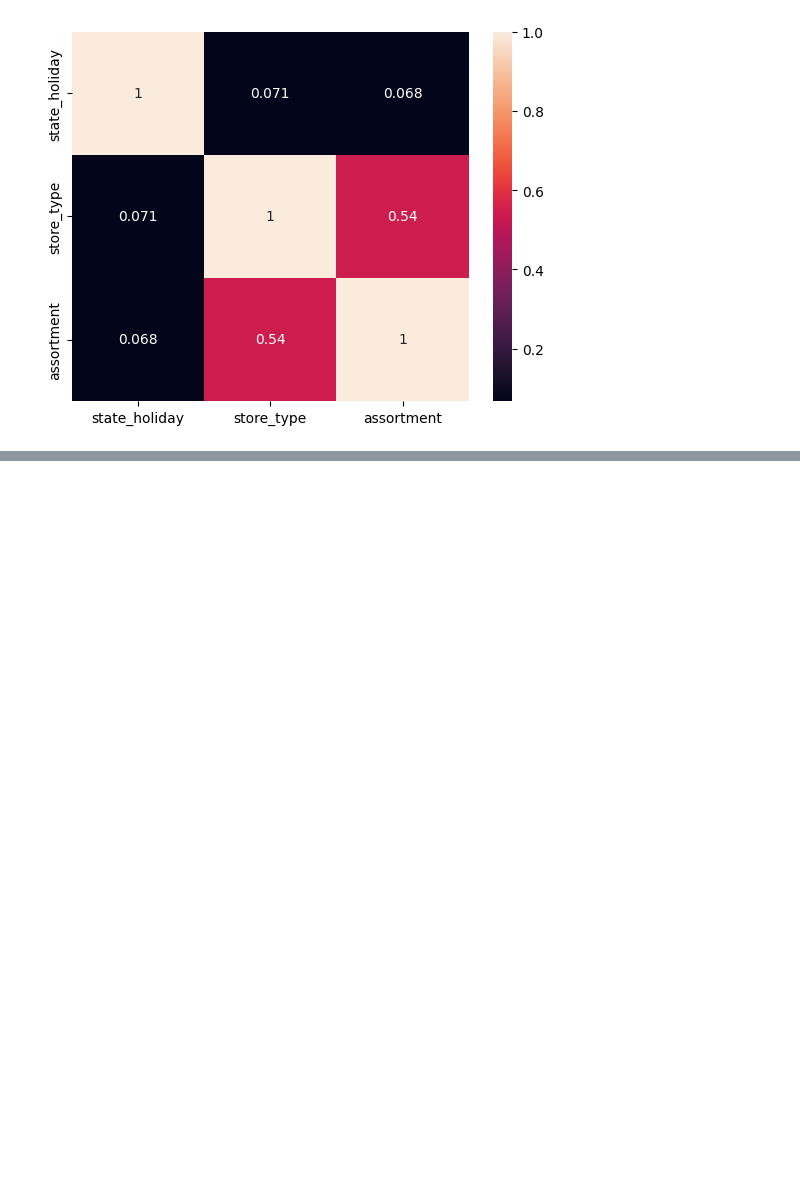
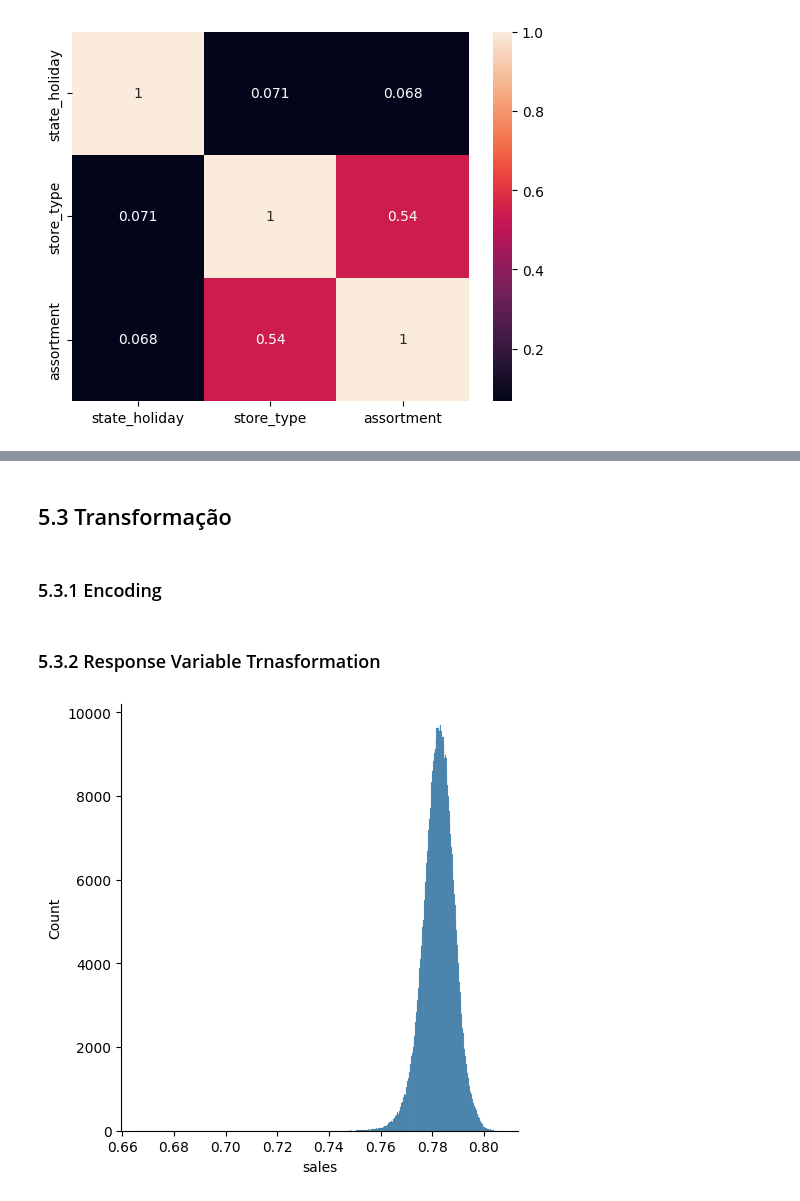
Before and after one commit to leprado06/rossmann, a Jupyter notebook: notebook/v1.ipynb, the cells around one changed output, grey strips where cells are left out. Saved outputs shown, nothing was run; the diff lists cells and outputs as text; code cells hidden in the pictures; blank space fills up the shorter version.

```diff
--- a/notebook/v1.ipynb
+++ b/notebook/v1.ipynb
@@ -773,0 +752,2 @@ sns.heatmap(d,annot=True)
+# %%
+df5 = df4.copy()
@@ -773,0 +758,39 @@ sns.heatmap(d,annot=True)
+# %%
+rs = RobustScaler()
+mms = MinMaxScaler()
+
+#competition_distance - Tem outliers relevantes
+df5['competition_distance'] = rs.fit_transform(df5[['competition_distance']].values)
+
+#competition_time_month - Tem outliers relevantes
+df5['competition_time_month'] = rs.fit_transform(df5[['competition_time_month']].values)
+
+#promo_time_week - Não tem outliers relevantes
+df5['promo_time_week'] = mms.fit_transform(df5[['promo_time_week']].values)
+
+#year - Não tem outliers relevantes
+df5['year'] = mms.fit_transform(df5[['year']].values)
+# %% [markdown]
+## 5.3 Transformação
+# %% [markdown]
+### 5.3.1 Encoding
+# %%
+#state_holiday - One hot encoding
+df5 = pd.get_dummies(df5,columns=['state_holiday'],prefix='state_holiday',drop_first=False,dtype=float)
+
+#store_type - label encoding
+le= LabelEncoder()
+df5['store_type']=le.fit_transform(df5['store_type'])
+
+#assortment - Ordinal encoding
+assortment_dict = {'basic': 1,
+                   'extra':2,
+                   'extended':3}
+df5['assortment'] = df5['assortment'].map(assortment_dict)
+# %% [markdown]
+### 5.3.2 Response Variable Trnasformation
+# %%
+df5['sales'] = np.log1p(df5['sales'])
+sns.displot(df5['sales']);
+# %% [output]
+[figure, added]
```
Also changed, not shown: parts of 15 cells of this notebook.
